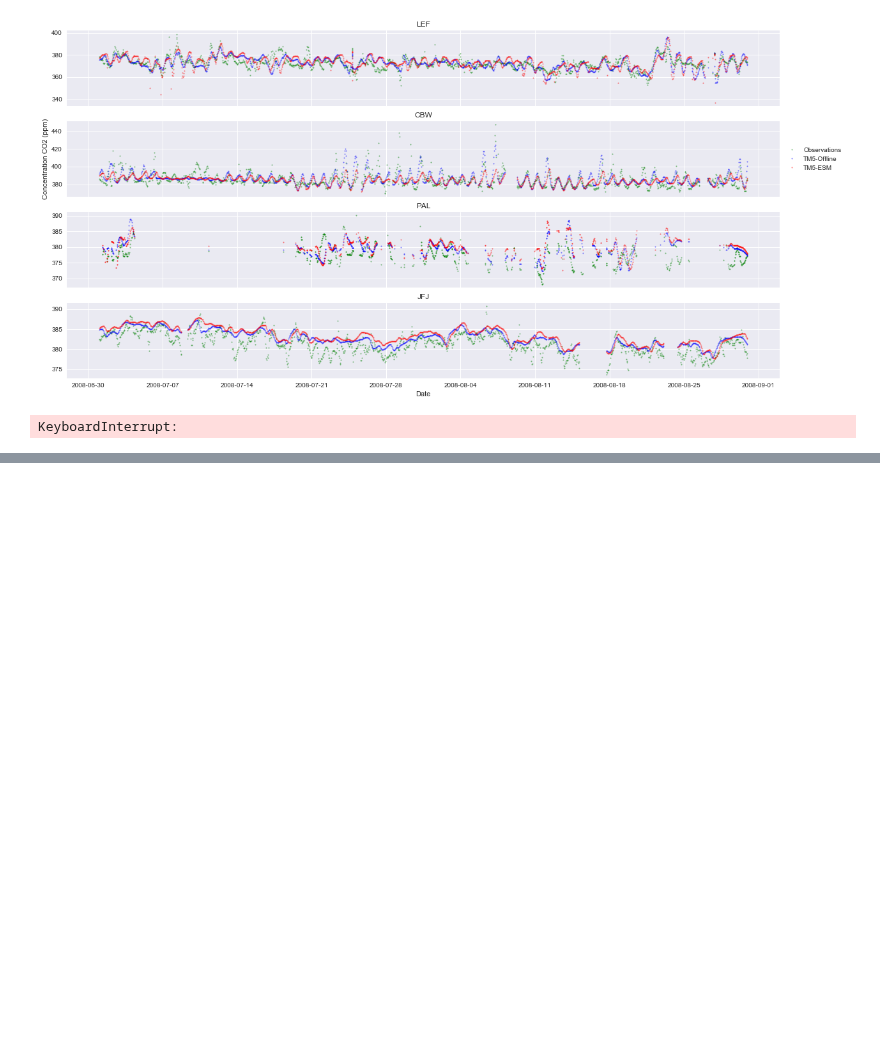
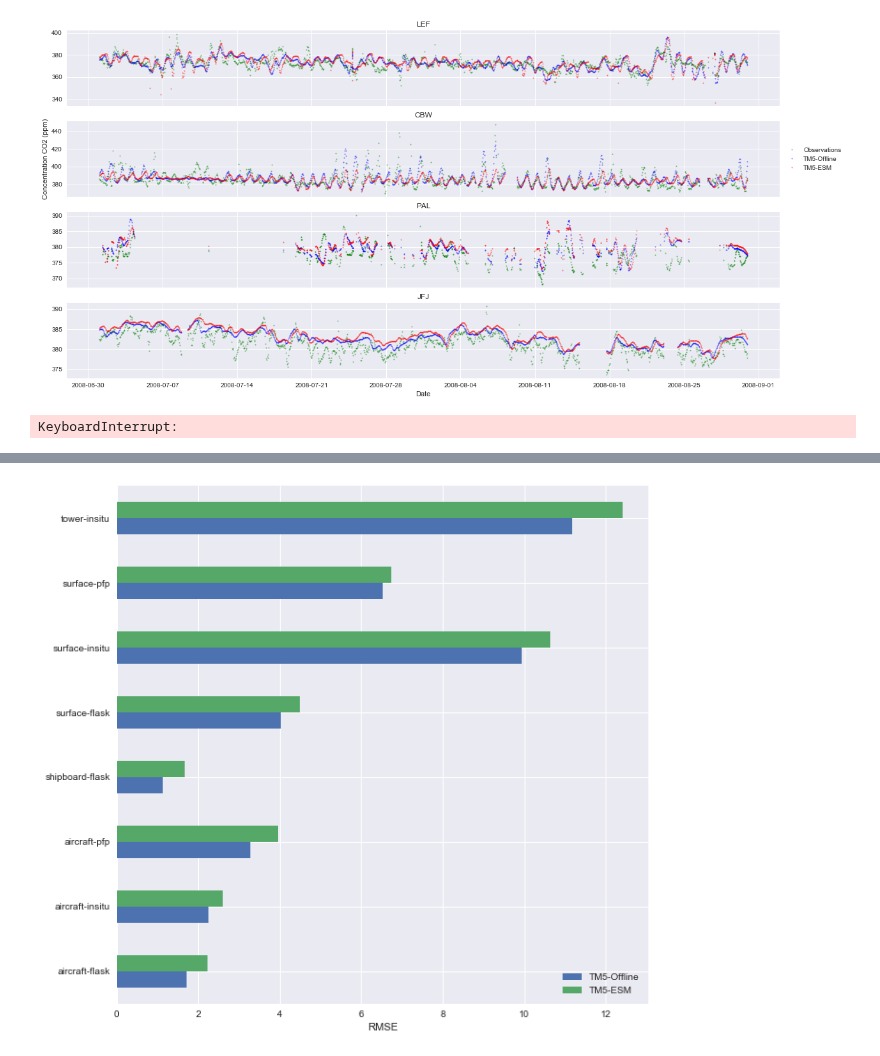
Before and after one commit to Killaars/PhD, a Jupyter notebook: Pictures_Helsinki.ipynb, the cells around one changed output, grey strips where cells are left out. Saved outputs shown, nothing was run; the diff lists cells and outputs as text; code cells hidden in the pictures; blank space fills up the shorter version.

```diff
--- a/Pictures_Helsinki.ipynb
+++ b/Pictures_Helsinki.ipynb
@@ -732,6 +732,8 @@ plt.xticks(np.arange(-90, 90+30, 30))
 plt.legend(loc='center left', bbox_to_anchor=(1, 0.5))
 plt.show()
 # %%
+#6 Bar charts with the RMSE of the different stations and different type.
+#  Code extension allows to easily switch the timeseries graph for any chosen station.
 import numpy as np
 import netCDF4 as nc
 import matplotlib.pyplot as plt
@@ -748,6 +750,7 @@ fin_obs = []
 time = []
 obs_num = []
 obs_id = []
+obs_loc = []
 lat = []
 lon = []
 alt = []
@@ -797,27 +800,27 @@ for root, dirs, files in os.walk(os.path.join(path,'sample_flasks')):
                 dt = datetime.datetime(fin_date[i,0],fin_date[i,1],fin_date[i,2],fin_date[i,3],fin_date[i,4],fin_date[i,5])
                 time_intermediate[i] = pd.Timestamp(dt)
             time = np.append(time,time_intermediate)
-
-print(obs_id,np.shape(obs_id))
+temp_array=[]
 for i in range(len(obs_id)):
-    string = obs_id[i]
-    if 'surface-flask' in str(string):
-        string = 'surface-flask'
+    string = str(obs_id[i])
+    obs_loc.append(string[51:54])
+    if 'surface-flask' in string:
+        temp_array.append('surface-flask')
     elif 'surface-insitu' in str(string):
-        string = 'surface-insitu'
+        temp_array.append('surface-insitu')
     elif 'aircraft-insitu' in str(string):
-        string = 'aircraft-insitu'
+        temp_array.append('aircraft-insitu')
     elif 'tower-insitu' in str(string):
-        string = 'tower-insitu'
+        temp_array.append('tower-insitu')
     elif 'aircraft-pfp' in str(string):
-        string = 'aircraft-pfp'
+        temp_array.append('aircraft-pfp')
     elif 'surface-pfp' in str(string):
-        string = 'surface-pfp'
+        temp_array.append('surface-pfp')
     elif 'aircraft-flask' in str(string):
-        string = 'aircraft-flask'
+        temp_array.append('aircraft-flask')
     elif 'shipboard-flask' in str(string):
-        string = 'shipboard-flask'
-    obs_id[i]=string
+        temp_array.append('shipboard-flask')
+obs_id=temp_array
 
 df = pd.DataFrame({'A_fin_obs' : fin_obs*1000000,
                    'B_fmp_obs' : fmp_obs0*1000000,
@@ -826,12 +829,62 @@ df = pd.DataFrame({'A_fin_obs' : fin_obs*1000000,
                    'E_lat'     : lat,
                    'F_lon'     : lon,
                    'G_date'    : time,
-                   'H_obs_id'  : obs_id},index=obs_num)
+                   'H_obs_id'  : obs_id,
+                   'I_obs_loc' : obs_loc},index=obs_num)
+
+#Select the timeframe to make the plots
+df = df[(df.G_date>'2008-07-01') & (df.G_date<'2008-08-31')]
 
 CBW = (df.E_lat>51) & (df.E_lat<52) & (df.F_lon>4) & (df.F_lon<5) & (df.D_alt>150) & (df.D_alt<200)#Cabauw in the Netherlands
 PAL = (df.E_lat>67) & (df.E_lat<68) & (df.F_lon>24) & (df.F_lon<25) #PALLAS in Finland
 LEF = (df.E_lat>45) & (df.E_lat<46) & (df.F_lon>-91) & (df.F_lon<-90) #Park Falls in Wisconsin (USA)
 JFJ = (df.E_lat>46) & (df.E_lat<47) & (df.F_lon>7) & (df.F_lon<8) #Jungfraujoch in Switserland
 
-df['H_obs_id'].value_counts()
+# print(df['H_obs_id'].value_counts())
+# print(df['I_obs_loc'].value_counts())
+
+#print(df['I_obs_loc'].value_counts())
+#print(df[CBW])
+#print(df[PAL]['H_obs_id'].value_counts())
+#print(df[LEF]['H_obs_id'].value_counts())
+#print(df[JFJ]['H_obs_id'].value_counts())
+
+#remove values with too high observations
+df = df[df.A_fin_obs<500]
+#calculate difference between models and observations and square it
+df['J_TM5_offline'] = (df['B_fmp_obs']-df['A_fin_obs'])**2
+df['K_TM5_ESM'] = (df['C_fesm_obs']-df['A_fin_obs'])**2
+
+#calculation of RMSE for the types of measurements
+#group the difference(column-J) by type and give the mean and the count, two dataframes, Offline and ESM
+sample_type_off = df['J_TM5_offline'].groupby(df['H_obs_id']).agg({'mean':np.mean,'count':"count"})
+sample_type_esm = df['K_TM5_ESM'].groupby(df['H_obs_id']).agg({'mean':np.mean,'count':"count"})
+#Merge the two dataframes together
+pieces_type = [sample_type_off,sample_type_esm]
+sample_type=pd.concat(pieces_type,keys=['TM5-Offline','TM5-ESM'])
+#Calculate the RMSE by giving the sqrt of the mean (mean was the square of the differences for each type)
+sample_type['RMSE']=np.sqrt(sample_type['mean'])
+
+#calculation of RMSE of the different locations of measurement, see above for method
+#Use only stations with 10 or more measurements
+count_loc = df['I_obs_loc'].value_counts()
+count_loc[count_loc > 9]
+df_loc = df[df['I_obs_loc'].isin(count_loc[count_loc > 9].index)]
+sample_loc_off = df_loc['J_TM5_offline'].groupby(df_loc['I_obs_loc']).agg({'mean':np.mean,'count':"count"})
+sample_loc_esm = df_loc['K_TM5_ESM'].groupby(df_loc['I_obs_loc']).agg({'mean':np.mean,'count':"count"})
+pieces_loc = [sample_loc_off,sample_loc_esm]
+sample_loc=pd.concat(pieces_loc,keys=['TM5-Offline','TM5-ESM'])
+sample_loc['RMSE']=np.sqrt(sample_loc['mean'])
+
+
+#Plot the dataframes in barplots. First unstack them, keeping only the RMSE
+plot_type=sample_type['RMSE'].unstack(level=0)
+plot_type.index.name = '' #Setting the index name to '', otherwise the name is printed as label
+ax1 = plot_type.plot.barh(figsize=(10,10))
+plot_loc=sample_loc['RMSE'].unstack(level=0)
+plot_loc.index.name = ''
+ax2 = plot_loc.plot.barh(figsize=(10,10))
+ax1.set_xlabel("RMSE")
+ax2.set_xlabel("RMSE")
+plt.show()
 # %% [output]
@@ -853,0 +891 @@ Name: H_obs_id, dtype: int64
+[figure, added]
```
Also changed, not shown: parts of 4 cells of this notebook.
